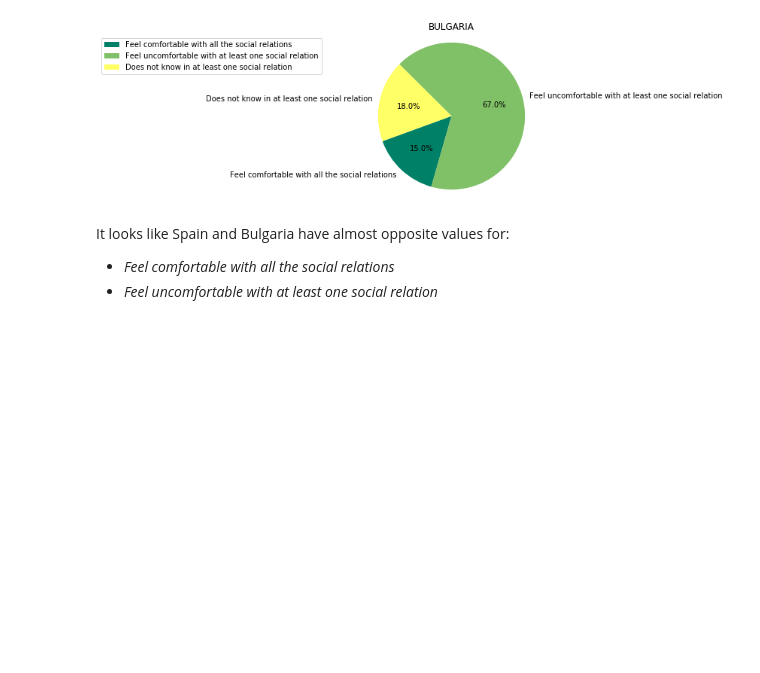
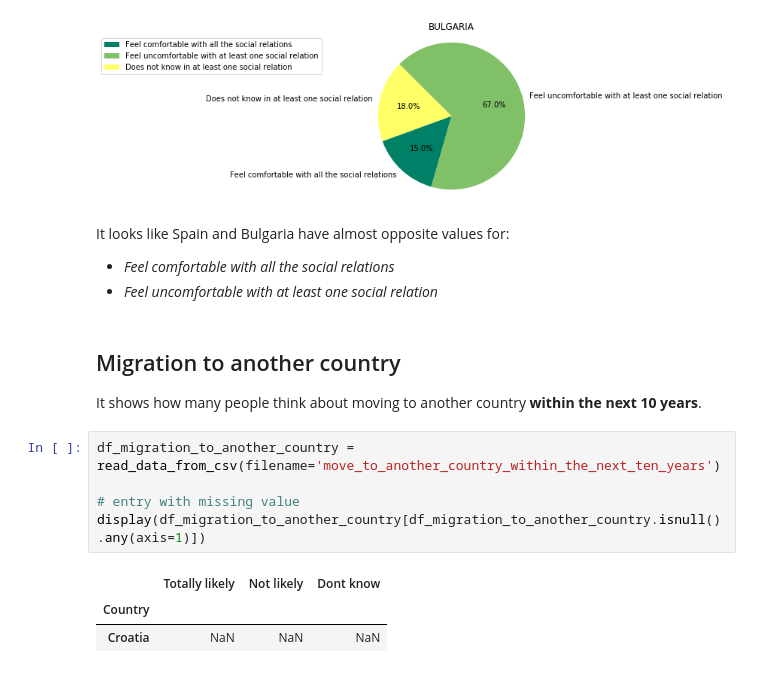
Before and after one commit to joanna-janos/MigrationSimulationInEU, a Jupyter notebook: data_analysis.ipynb, the cells around one changed output. Drawn from its saved outputs; the diff is of its cells as text; blank space fills up the shorter version.

```diff
--- a/data_analysis.ipynb
+++ b/data_analysis.ipynb
@@ -235,3 +235,15 @@ visualize_social_relations('Bulgaria')
 It looks like Spain and Bulgaria have almost opposite values for:
 - _Feel comfortable with all the social relations_
 - _Feel uncomfortable with at least one social relation_
+# %% [markdown]
+## Migration to another country
+It shows how many people think about moving to another country __within the next 10 years__.
+# %%
+df_migration_to_another_country = read_data_from_csv(filename='move_to_another_country_within_the_next_ten_years')
+
+# entry with missing value
+display(df_migration_to_another_country[df_migration_to_another_country.isnull().any(axis=1)])
+# %% [output]
+|  | Totally likely | Not likely | Dont know |
+| Country |  |  |  |
+| Croatia | NaN | NaN | NaN |
```
Also changed, not shown: parts of 13 cells of this notebook, 1 other file.
